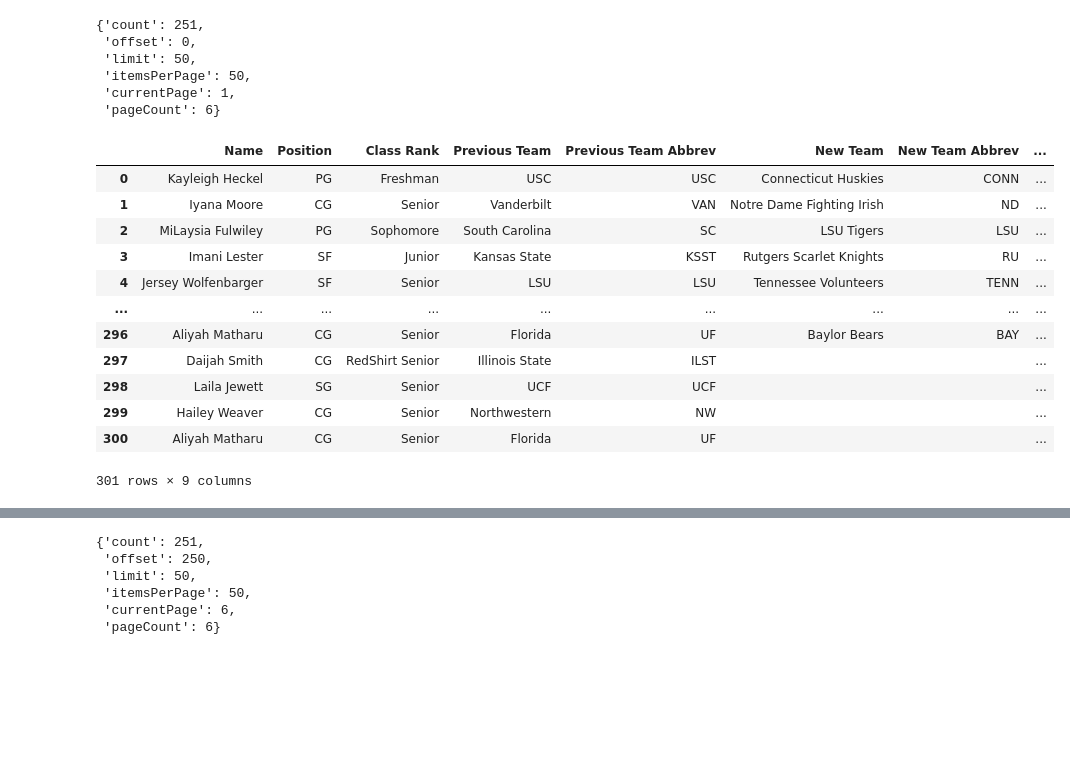
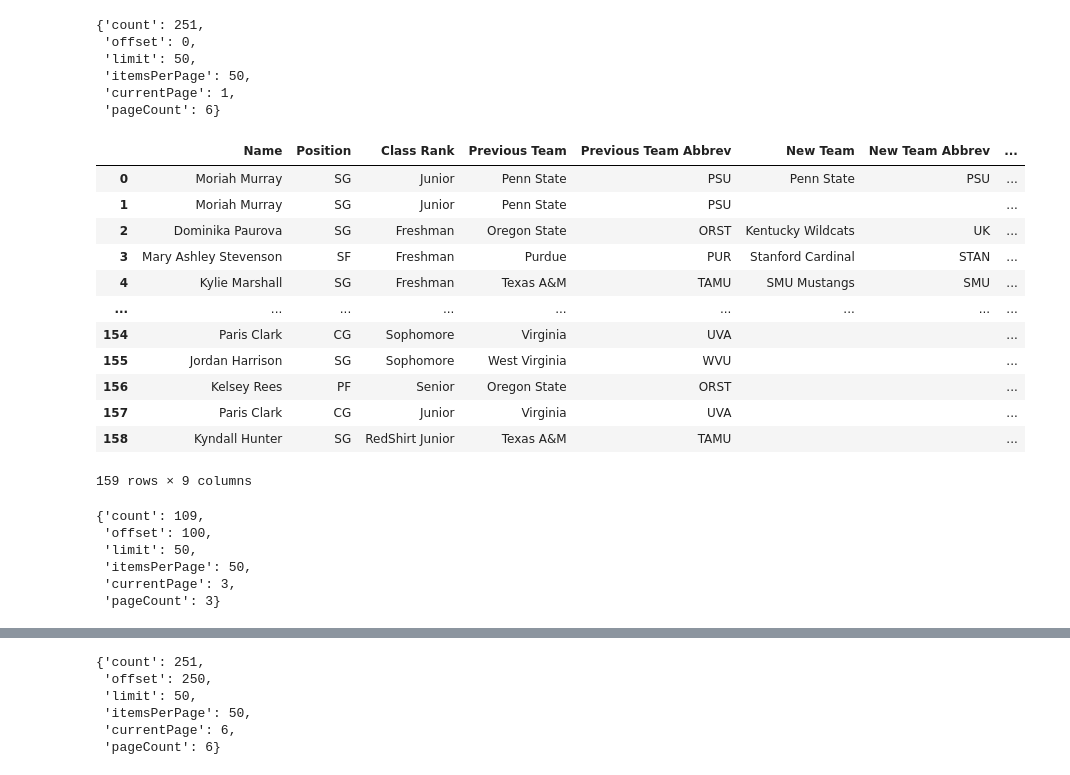
Before and after one commit to mouchatt6/BSA-Basketball-W26, a Jupyter notebook: on3-scraper.ipynb, the cells around one changed output, grey strips where cells are left out. Cells and saved outputs as stored; diff of their text form; code cells hidden in the pictures; blank space fills up the shorter version.

Commit message:
Get 2024 data. Verify that data before 2024 is very small (35 records in 2023)

```diff
--- a/on3-scraper.ipynb
+++ b/on3-scraper.ipynb
@@ -182,12 +182,12 @@ data['pagination']
 # %%
 playersList = []
 
-url =  "https://api.on3.com/public/rdb/v1/transfers/latest/?sportKey=5&year=2025&orderBy=Default&orgKey=&status=&page=1"
+url =  "https://api.on3.com/public/rdb/v1/transfers/latest/?sportKey=5&year=2024&orderBy=Default&orgKey=&status=&page=1"
 response = requests.get(url)
 data = response.json()
 totalPages = data['pagination']['pageCount']
 
-for page in tqdm(range(1, totalPages + 25)):
+for page in tqdm(range(1, totalPages + 2)):
     try:
         for i, item in enumerate(data['list']):
             name = item['name']
@@ -209,43 +209,43 @@ for page in tqdm(range(1, totalPages + 25)):
                 classRank = ""
 
             playersList.append({
                 'Name': name,
                 'Position': position,
                 'Class Rank': classRank,
                 'Previous Team': lastTeam,
                 'Previous Team Abbrev': lastTeamAbbrev,
                 'New Team': newTeam,
                 'New Team Abbrev': newTeamAbbrev,
                 'Status': status,
                 'Date': date
             })
     except:
         break
 
     try:
-        url =  "https://api.on3.com/public/rdb/v1/transfers/latest/?sportKey=5&year=2025&orderBy=Default&orgKey=&status=&page=" + str(page)
+        url =  "https://api.on3.com/public/rdb/v1/transfers/latest/?sportKey=5&year=2024&orderBy=Default&orgKey=&status=&page=" + str(page)
         response = requests.get(url)
         data = response.json()
     except:
         print(f"Error on page {page}")
         break
 
         # if i >= 5:
         #     break
 
 players = pd.DataFrame(playersList)
 display(players)
 # %% [output]
 |  | Name | Position | Class Rank | Previous Team | Previous Team Abbrev | New Team | New Team Abbrev | ... |
-| 0 | Kayleigh Heckel | PG | Freshman | USC | USC | Connecticut Huskies | CONN | ... |
-| 1 | Iyana Moore | CG | Senior | Vanderbilt | VAN | Notre Dame Fighting Irish | ND | ... |
-| 2 | MiLaysia Fulwiley | PG | Sophomore | South Carolina | SC | LSU Tigers | LSU | ... |
-| 3 | Imani Lester | SF | Junior | Kansas State | KSST | Rutgers Scarlet Knights | RU | ... |
-| 4 | Jersey Wolfenbarger | SF | Senior | LSU | LSU | Tennessee Volunteers | TENN | ... |
+| 0 | Moriah Murray | SG | Junior | Penn State | PSU | Penn State | PSU | ... |
+| 1 | Moriah Murray | SG | Junior | Penn State | PSU |  |  | ... |
+| 2 | Dominika Paurova | SG | Freshman | Oregon State | ORST | Kentucky Wildcats | UK | ... |
+| 3 | Mary Ashley Stevenson | SF | Freshman | Purdue | PUR | Stanford Cardinal | STAN | ... |
+| 4 | Kylie Marshall | SG | Freshman | Texas A&M | TAMU | SMU Mustangs | SMU | ... |
 | ... | ... | ... | ... | ... | ... | ... | ... | ... |
-| 296 | Aliyah Matharu | CG | Senior | Florida | UF | Baylor Bears | BAY | ... |
-| 297 | Daijah Smith | CG | RedShirt Senior | Illinois State | ILST |  |  | ... |
-| 298 | Laila Jewett | SG | Senior | UCF | UCF |  |  | ... |
-| 299 | Hailey Weaver | CG | Senior | Northwestern | NW |  |  | ... |
-| 300 | Aliyah Matharu | CG | Senior | Florida | UF |  |  | ... |
+| 154 | Paris Clark | CG | Sophomore | Virginia | UVA |  |  | ... |
+| 155 | Jordan Harrison | SG | Sophomore | West Virginia | WVU |  |  | ... |
+| 156 | Kelsey Rees | PF | Senior | Oregon State | ORST |  |  | ... |
+| 157 | Paris Clark | CG | Junior | Virginia | UVA |  |  | ... |
+| 158 | Kyndall Hunter | SG | RedShirt Junior | Texas A&M | TAMU |  |  | ... |
-301 rows × 9 columns
+159 rows × 9 columns
@@ -254,0 +255,9 @@ players.to_csv("on3_wbb_transfers_2025.csv", index=False)
+# %%
+data['pagination']
+# %% [output]
+{'count': 109,
+ 'offset': 100,
+ 'limit': 50,
+ 'itemsPerPage': 50,
+ 'currentPage': 3,
+ 'pageCount': 3}
```
Also changed, not shown: parts of 3 cells of this notebook, 1 other file.
